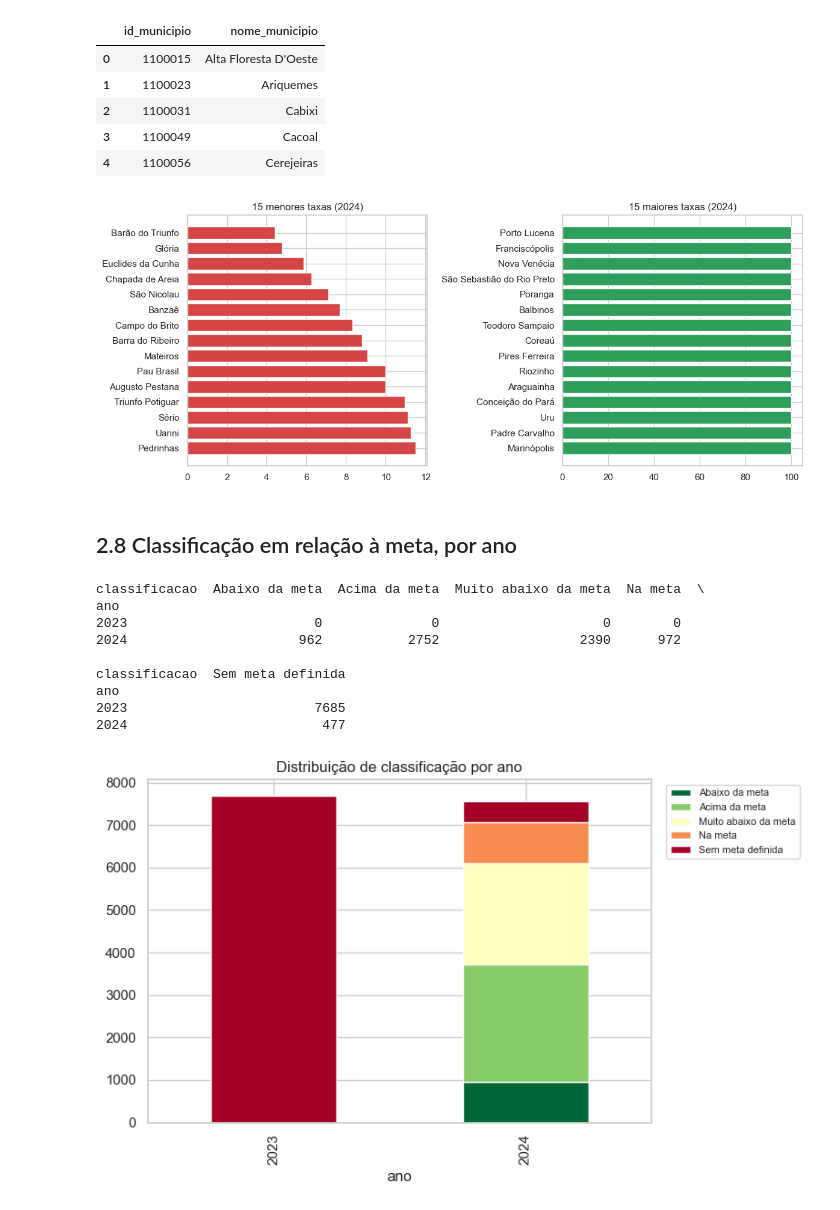
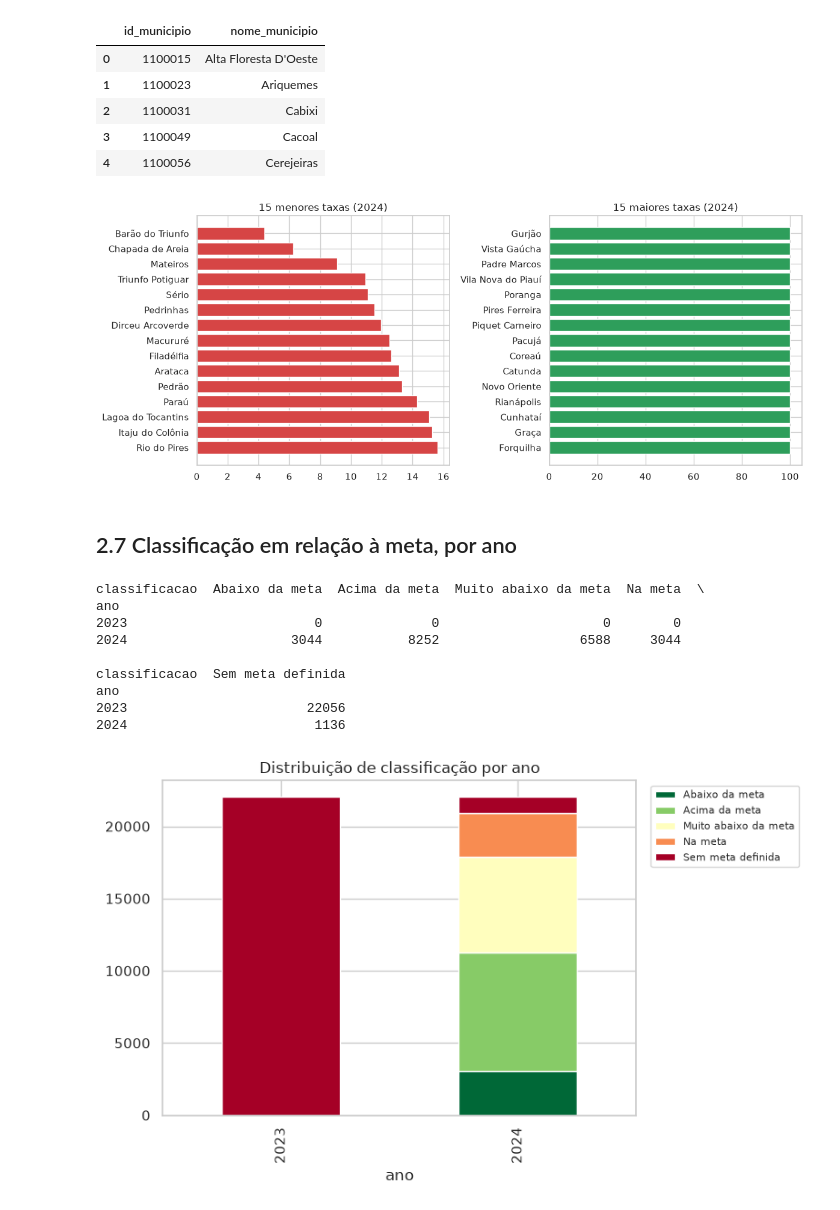
Before and after one commit to gabi-lopes/1IAST-Tech-Challenge-Fase3, a Jupyter notebook: notebooks/02_eda.ipynb, the cells around one changed output. Cells and saved outputs as stored; diff of their text form; code cells hidden in the pictures.

```diff
--- a/notebooks/02_eda.ipynb
+++ b/notebooks/02_eda.ipynb
@@ -9,7 +38,9 @@ import seaborn as sns
 
 sns.set_theme(style="whitegrid")
 
-gold = pd.read_parquet("../data/gold/gold_indicador_municipio.parquet")
+gold = pd.read_parquet("../data/gold/indicador_municipio.parquet")
+gold["id_municipio"] = gold["id_municipio"].astype("int64")
+
 print(gold.shape)
 gold.head()
 # %% [output]
@@ -176,27 +202,31 @@ municipios_ibge.head()
 | 3 | 1100049 | Cacoal |
 | 4 | 1100056 | Cerejeiras |
 # %%
-gold_2024 = gold[gold["ano"] == 2024].merge(municipios_ibge, on="id_municipio", how="left")
+gold_2024 = (
+    gold[gold["ano"] == 2024]
+    .drop_duplicates(subset=["id_municipio"])
+    .merge(municipios_ibge, on="id_municipio", how="left")
+)
 ranked = gold_2024.sort_values("taxa_alfabetizacao")
 
 fig, axes = plt.subplots(1, 2, figsize=(12, 5))
 
 bottom = ranked.head(15)
 axes[0].barh(bottom["nome_municipio"], bottom["taxa_alfabetizacao"], color="#D64545")
 axes[0].set_title("15 menores taxas (2024)")
 axes[0].invert_yaxis()
 
 top = ranked.tail(15).sort_values("taxa_alfabetizacao", ascending=False)
 axes[1].barh(top["nome_municipio"], top["taxa_alfabetizacao"], color="#2E9E5B")
 axes[1].set_title("15 maiores taxas (2024)")
 axes[1].invert_yaxis()
 
 plt.tight_layout()
 plt.show()
 # %% [output]
-[figure, old version]
+[figure, new version]
 # %% [markdown]
-## 2.8 Classificação em relação à meta, por ano
+## 2.7 Classificação em relação à meta, por ano
 # %%
 ct = pd.crosstab(gold["ano"], gold["classificacao"])
 print(ct)
@@ -211,10 +241,10 @@ plt.show()
 classificacao  Abaixo da meta  Acima da meta  Muito abaixo da meta  Na meta  \
 ano
 2023                        0              0                     0        0
-2024                      962           2752                  2390      972
+2024                     3044           8252                  6588     3044
 
 classificacao  Sem meta definida
 ano
-2023                        7685
-2024                         477
+2023                       22056
+2024                        1136
-[figure, old version]
+[figure, new version]
```
Also changed, not shown: parts of 19 cells of this notebook.
